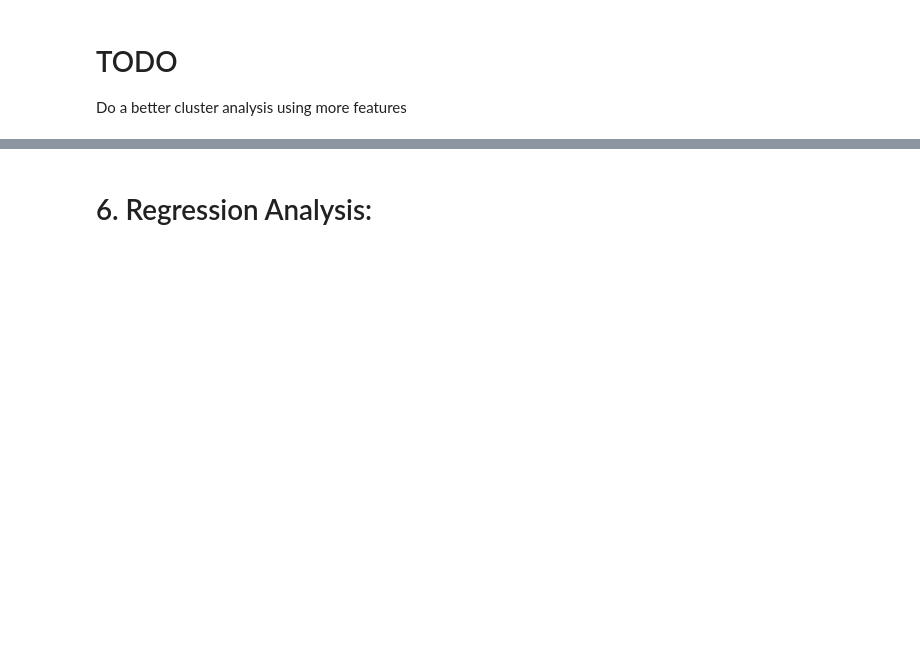
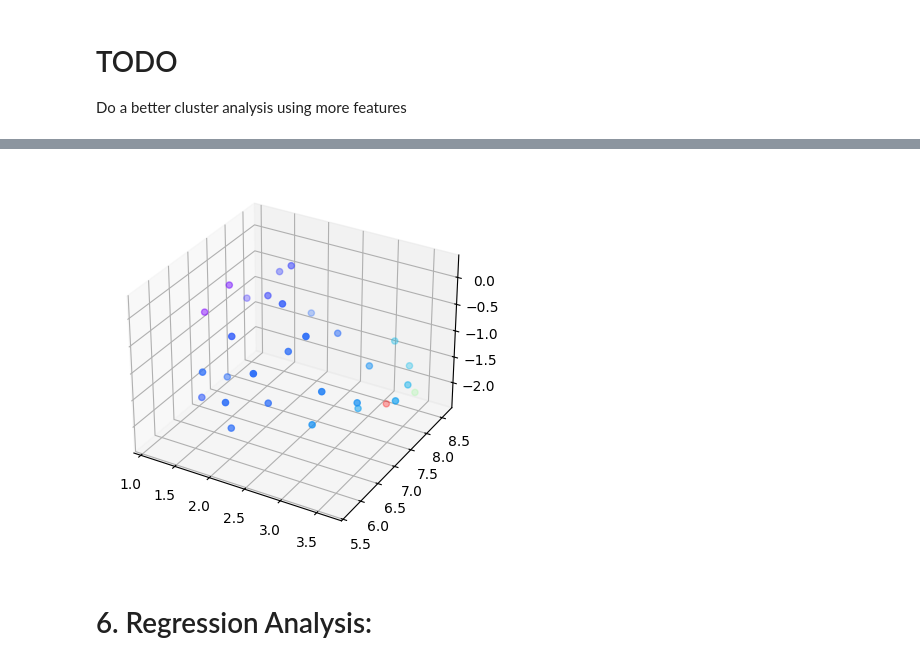
Before and after one commit to josura/tarots-and-AI, a Jupyter notebook: surveys-analysis.ipynb, the cells around one changed output, grey strips where cells are left out. Saved outputs shown, nothing was run; the diff lists cells and outputs as text; code cells hidden in the pictures; blank space fills up the shorter version.

```diff
--- a/surveys-analysis.ipynb
+++ b/surveys-analysis.ipynb
@@ -221,3 +238,20 @@ plt.scatter(real_data_transformed[:,0], real_data_transformed[:,1], c=real_data[
+# %%
+# UMAP
+import umap
+
+reducer = umap.UMAP(n_components=3)
+embedding = reducer.fit_transform(real_data)
+
+#plot 3d data
+from mpl_toolkits.mplot3d import Axes3D
+
+fig = plt.figure()
+ax = fig.add_subplot(111, projection='3d')
+ax.scatter(embedding[:,0], embedding[:,1], embedding[:,2], c=real_data['age'], cmap='rainbow')
+
+plt.show()
+# %% [output]
+[figure, added]
 # %% [markdown]
 # 6. Regression Analysis:
 # %% [markdown]
```
Also changed, not shown: parts of 7 cells of this notebook, 1 other file.
